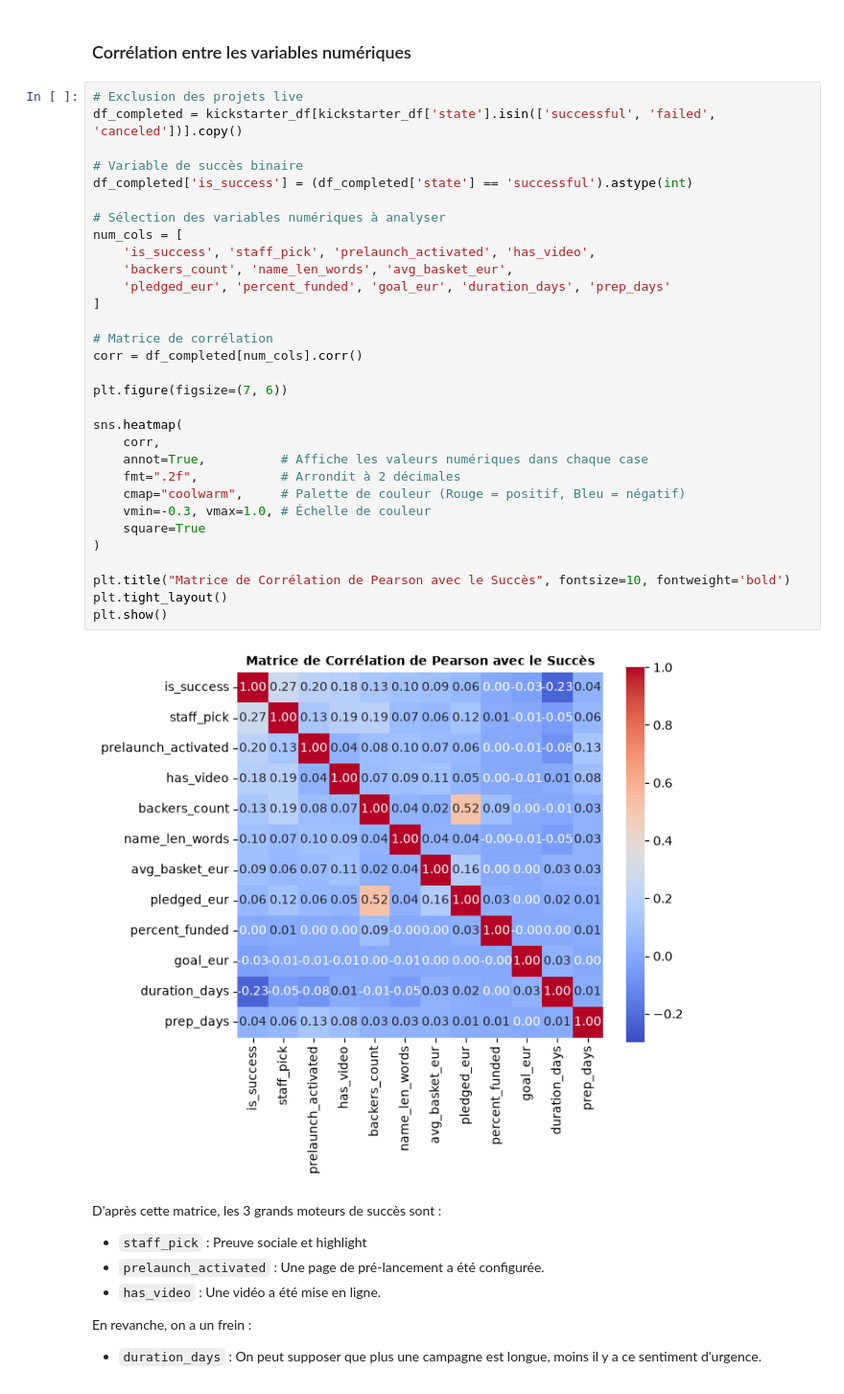
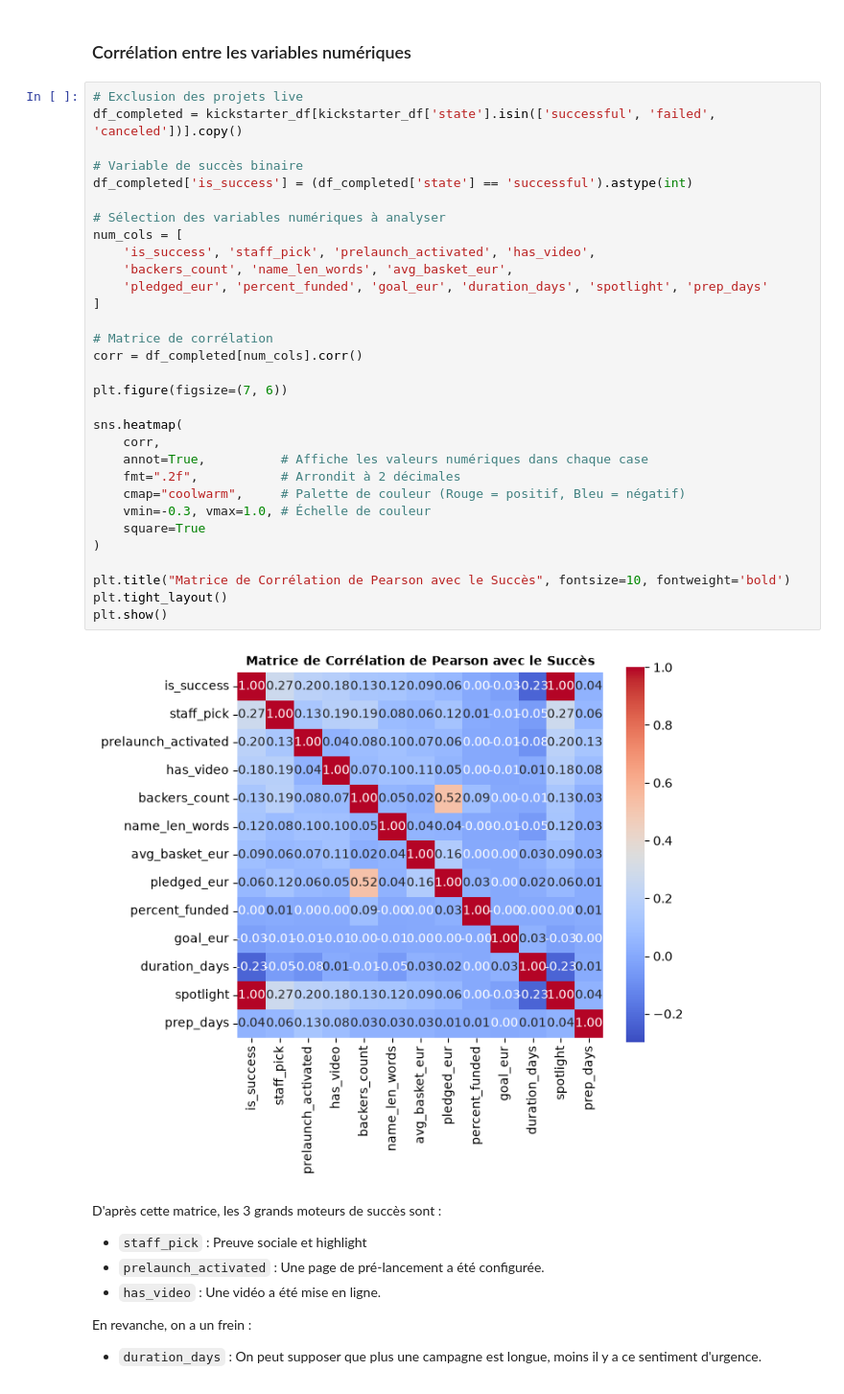
Before and after one commit to lbrdmariama/memoire-2026, a Jupyter notebook: code/analyse-exploratoire.ipynb, the cells around one changed output. Shown at 96% size. Saved outputs shown, nothing was run; the diff lists cells and outputs as text.

Commit message:
* Correction des pays dans le fichier data-cleaning * Complétion des visualisations exploratoires sur le fichier analyse-exploratoire

```diff
--- a/code/analyse-exploratoire.ipynb
+++ b/code/analyse-exploratoire.ipynb
@@ -90,35 +90,35 @@ Passing `palette` without assigning `hue` is deprecated and will be removed in v
 # Exclusion des projets live
 df_completed = kickstarter_df[kickstarter_df['state'].isin(['successful', 'failed', 'canceled'])].copy()
 
 # Variable de succès binaire
 df_completed['is_success'] = (df_completed['state'] == 'successful').astype(int)
 
 # Sélection des variables numériques à analyser
 num_cols = [
     'is_success', 'staff_pick', 'prelaunch_activated', 'has_video',
     'backers_count', 'name_len_words', 'avg_basket_eur',
-    'pledged_eur', 'percent_funded', 'goal_eur', 'duration_days', 'prep_days'
+    'pledged_eur', 'percent_funded', 'goal_eur', 'duration_days', 'spotlight', 'prep_days'
 ]
 
 # Matrice de corrélation
 corr = df_completed[num_cols].corr()
 
 plt.figure(figsize=(7, 6))
 
 sns.heatmap(
     corr,
     annot=True,          # Affiche les valeurs numériques dans chaque case
     fmt=".2f",           # Arrondit à 2 décimales
     cmap="coolwarm",     # Palette de couleur (Rouge = positif, Bleu = négatif)
     vmin=-0.3, vmax=1.0, # Échelle de couleur
     square=True
 )
 
 plt.title("Matrice de Corrélation de Pearson avec le Succès", fontsize=10, fontweight='bold')
 plt.tight_layout()
 plt.show()
 # %% [output]
-[figure, old version]
+[figure, new version]
 # %% [markdown]
 D'après cette matrice, les 3 grands moteurs de succès sont :
 * `staff_pick` : Preuve sociale et highlight
```
Also changed, not shown: parts of 52 cells of this notebook, 1 other file.
